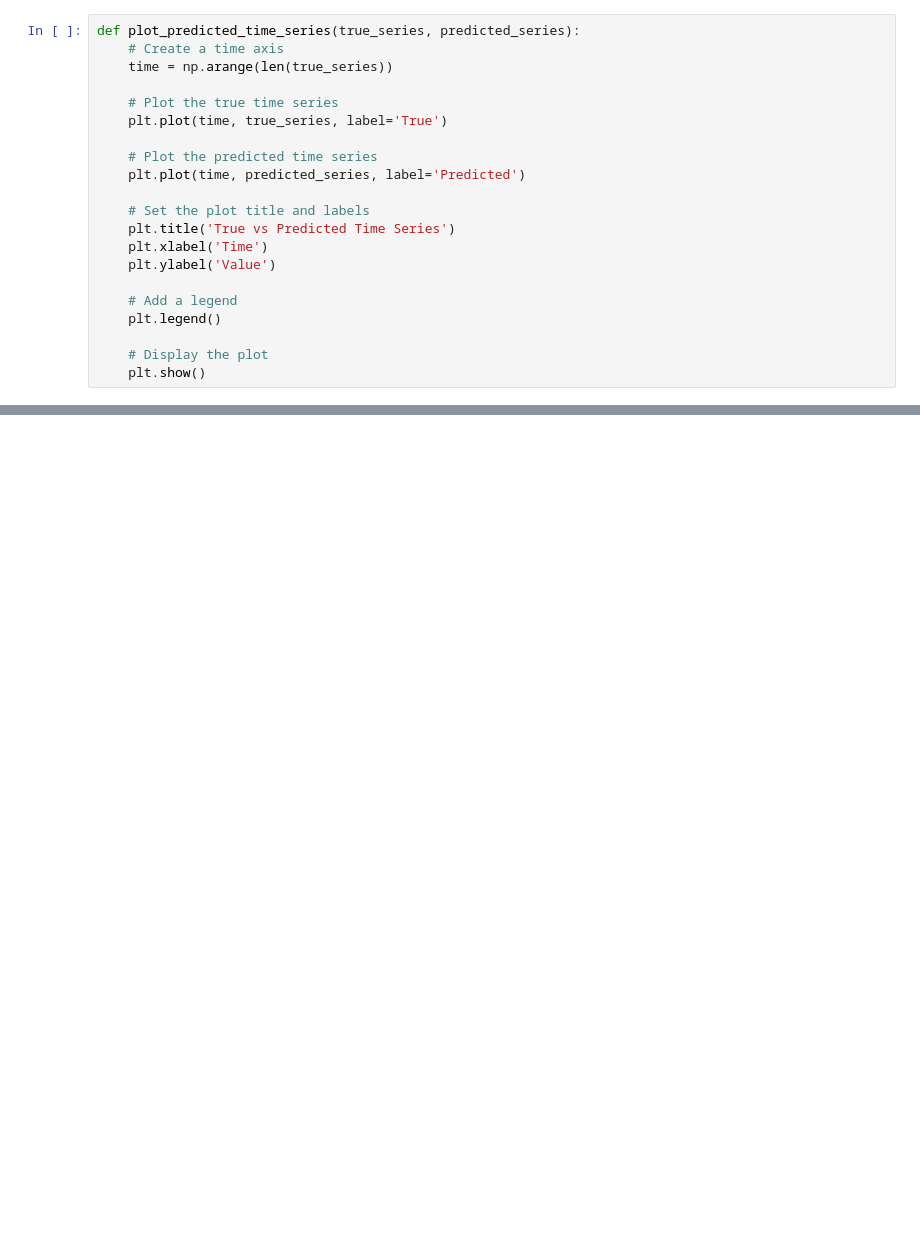
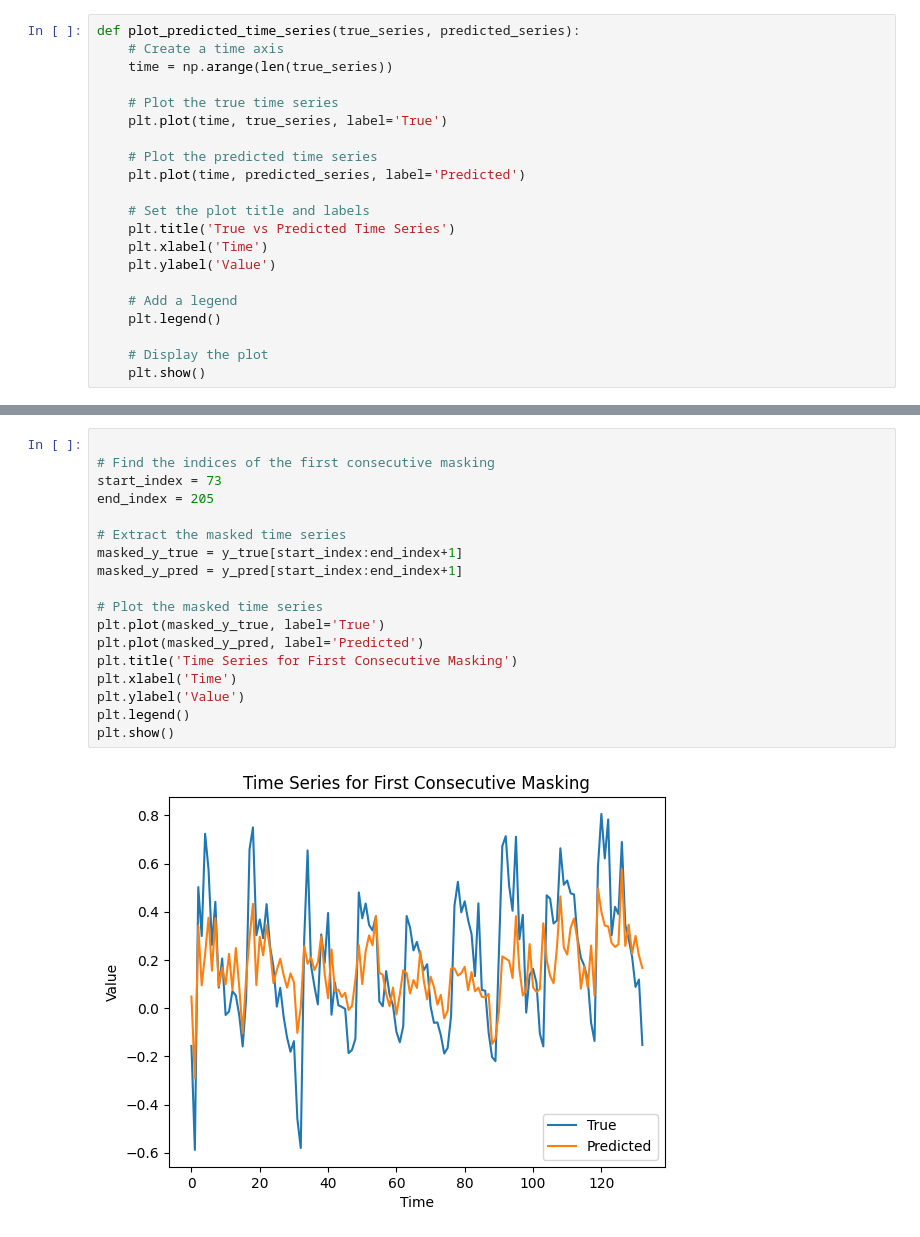
Before and after one commit to oczerwia/mvts_transformer_, a Jupyter notebook: analysis_pipeline/analyze_outputs.ipynb, the cells around one changed output, grey strips where cells are left out. Cells and saved outputs as stored; diff of their text form; blank space fills up the shorter version.

```diff
--- a/analysis_pipeline/analyze_outputs.ipynb
+++ b/analysis_pipeline/analyze_outputs.ipynb
@@ -84,0 +250,20 @@ plot_predicted_time_series(y_true, y_pred)
+# %%
+
+# Find the indices of the first consecutive masking
+start_index = 73
+end_index = 205
+
+# Extract the masked time series
+masked_y_true = y_true[start_index:end_index+1]
+masked_y_pred = y_pred[start_index:end_index+1]
+
+# Plot the masked time series
+plt.plot(masked_y_true, label='True')
+plt.plot(masked_y_pred, label='Predicted')
+plt.title('Time Series for First Consecutive Masking')
+plt.xlabel('Time')
+plt.ylabel('Value')
+plt.legend()
+plt.show()
+# %% [output]
+[figure, added]
```
Also changed, not shown: parts of 26 cells of this notebook.
